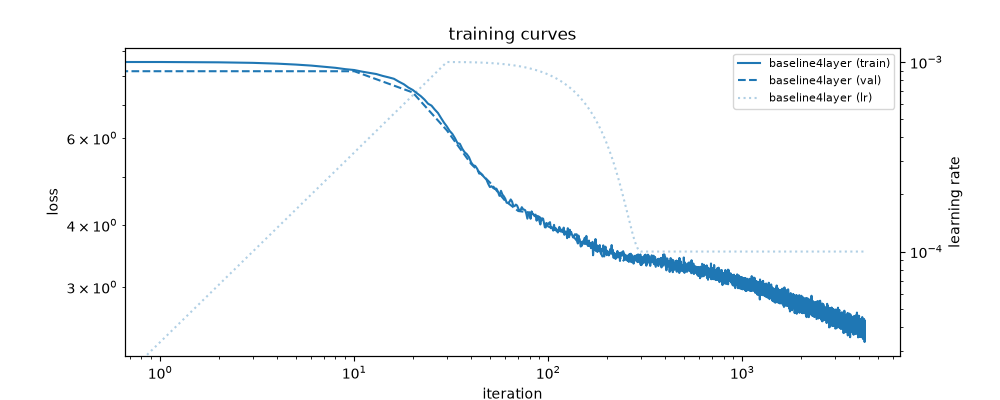
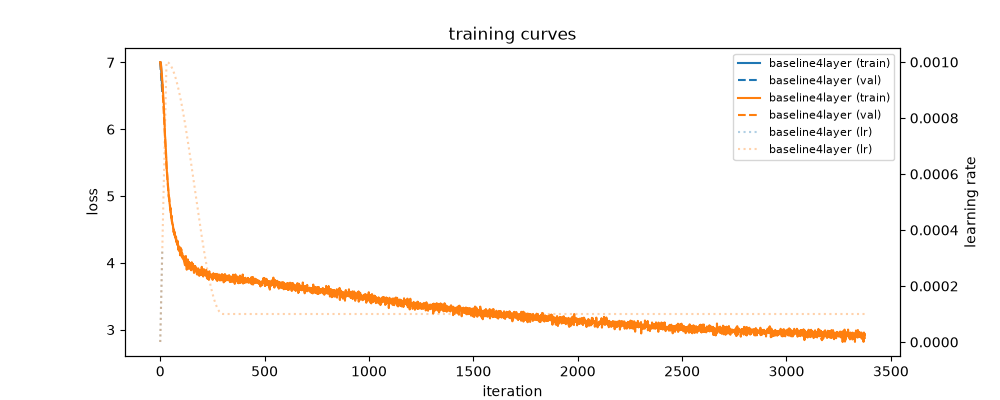
The change to this notebook cell's code, shown as a diff; its figure went from the first image to the second:
--- before
+++ after
@@ -1,4 +1,4 @@
 %matplotlib widget
-run_dirs = sorted(rd for rd in Path("runs").iterdir() if rd.is_dir())
+run_dirs = sorted(rd for rd in Path("volume/runs").iterdir() if rd.is_dir())
 
 colors = plt.rcParams["axes.prop_cycle"].by_key()["color"]
@@ -19,6 +19,6 @@
     val_losses = [r["val_loss"] for r in val_rows]
 
-    ax.loglog(steps, losses, color=color, label=f"{description} (train)")
-    ax.loglog(val_steps, val_losses, color=color, linestyle="--", label=f"{description} (val)")
+    ax.plot(steps, losses, color=color, label=f"{description} (train)")
+    ax.plot(val_steps, val_losses, color=color, linestyle="--", label=f"{description} (val)")
 
     if rows[0].get("lr") is not None:
@@ -27,5 +27,5 @@
             ax_lr.set_ylabel("learning rate")
         lrs = [r["lr"] for r in rows]
-        ax_lr.loglog(steps, lrs, color=color, linestyle=":", alpha=0.35, label=f"{description} (lr)")
+        ax_lr.plot(steps, lrs, color=color, linestyle=":", alpha=0.35, label=f"{description} (lr)")
 
 ax.set_xlabel("iteration")

Commit: updated notebooks